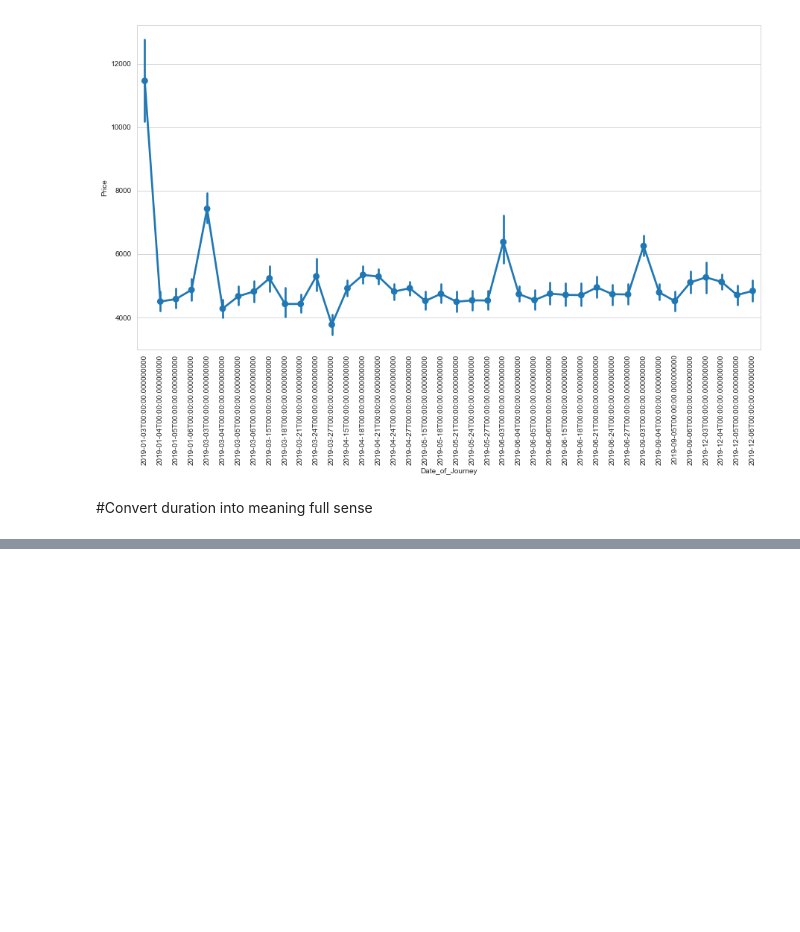
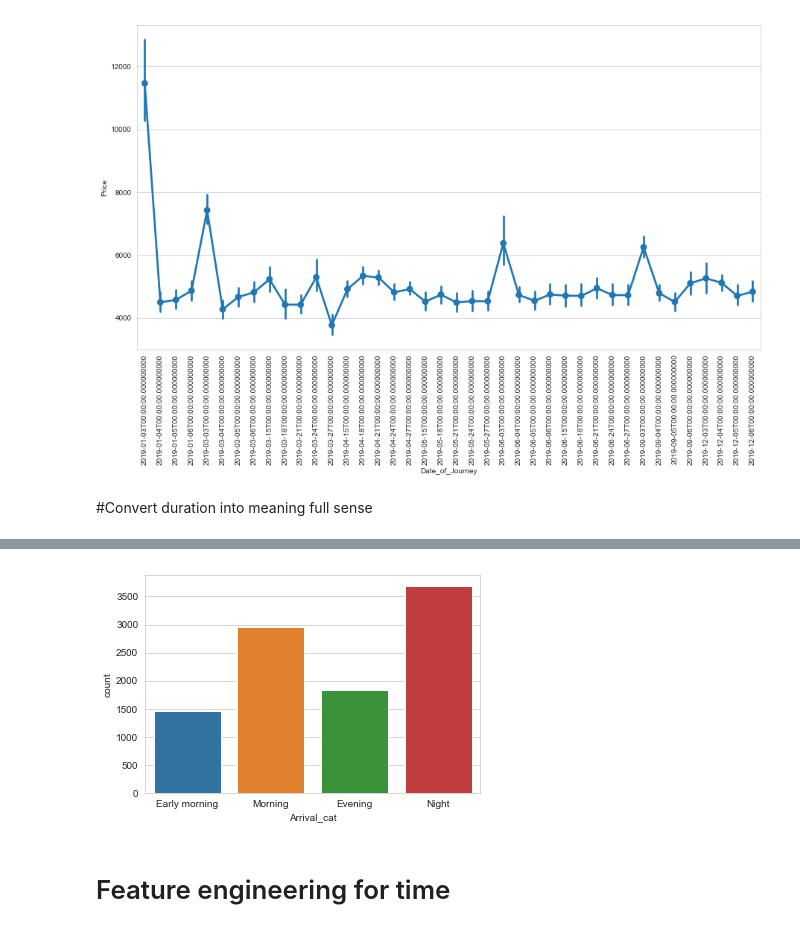
Before and after one commit to shashi29/Flight-price-prediction, a Jupyter notebook: model_2.py.ipynb, the cells around one changed output, grey strips where cells are left out. Saved outputs shown, nothing was run; the diff lists cells and outputs as text; code cells hidden in the pictures; blank space fills up the shorter version.

```diff
--- a/model_2.py.ipynb
+++ b/model_2.py.ipynb
@@ -155,0 +194,6 @@ TypeError: unhashable type: 'numpy.ndarray'
+# %%
+c1 = sns.countplot(train['Arrival_cat'])
+# %% [output]
+[figure, added]
+# %% [markdown]
+# Feature engineering for time
```
Also changed, not shown: parts of 14 cells of this notebook, 5 other files.
